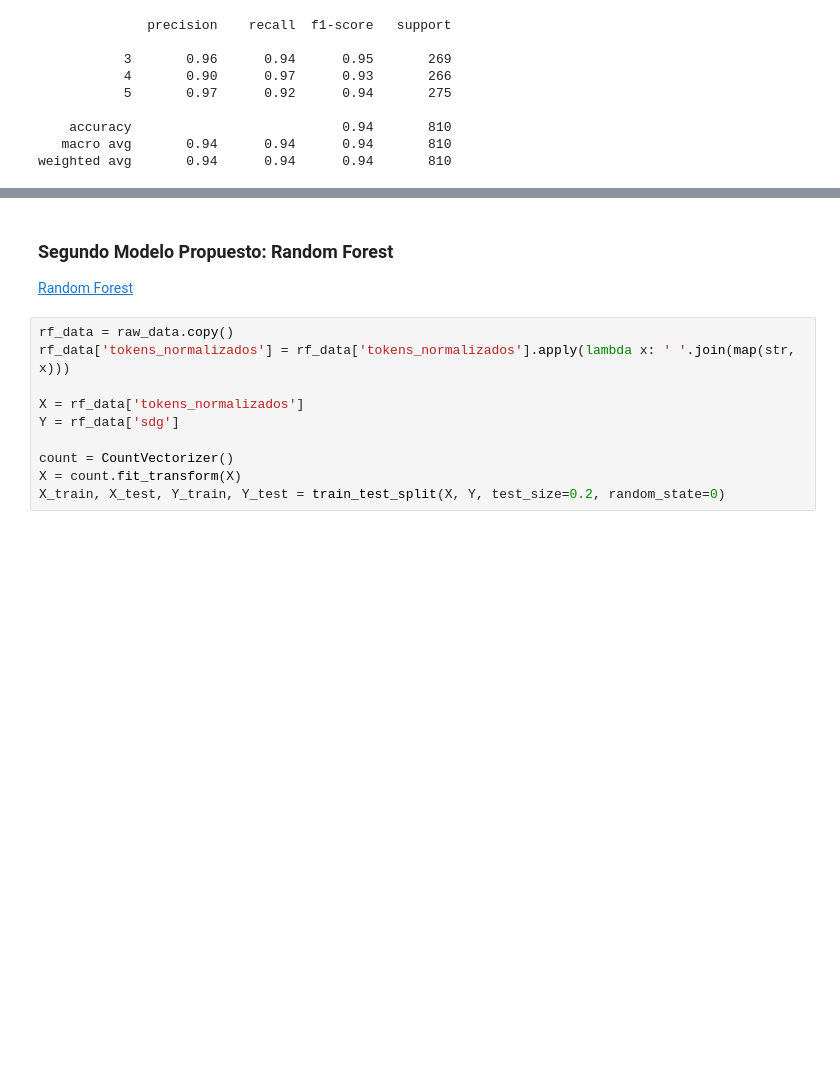
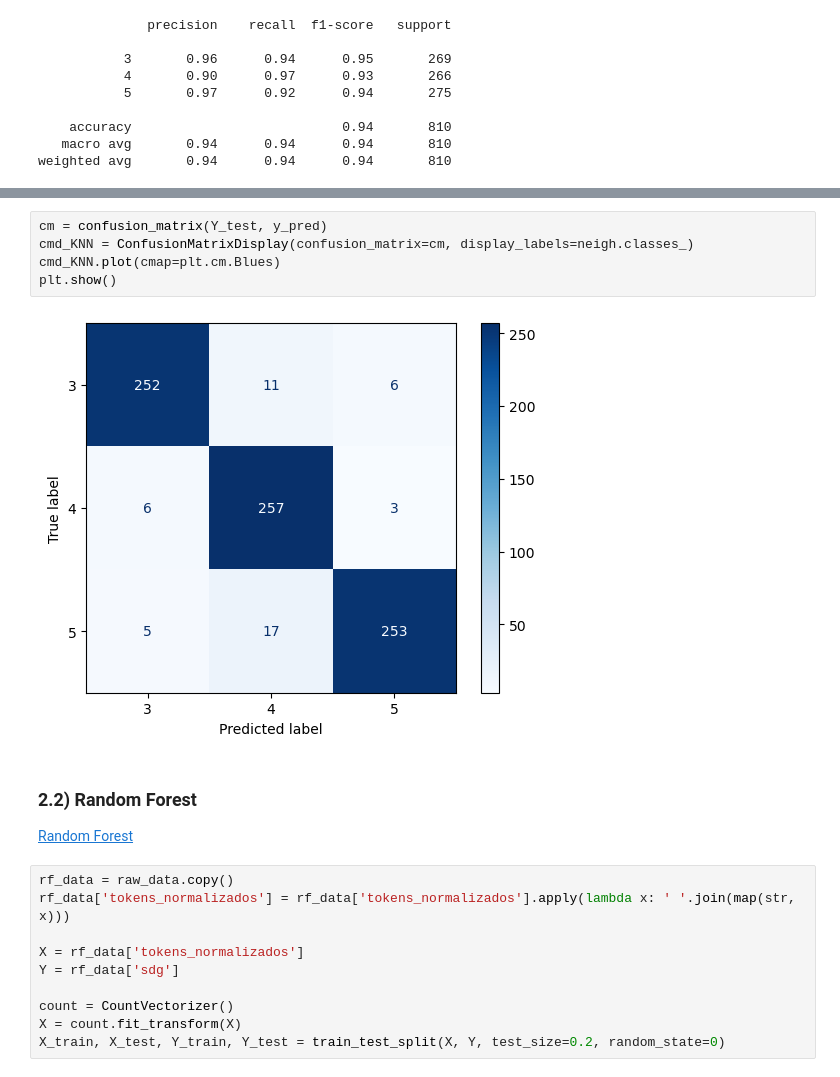
Before and after one commit to BI-DATASCIENCE/Proyecto-1, a Jupyter notebook: Proyecto1.ipynb, the cells around one changed output, grey strips where cells are left out. Saved outputs shown, nothing was run; the diff lists cells and outputs as text; blank space fills up the shorter version.

Commit message:
Rep. gráfica de los modelos

```diff
--- a/Proyecto1.ipynb
+++ b/Proyecto1.ipynb
@@ -295,5 +305,12 @@ weighted avg       0.94      0.94      0.94       810
+# %%
+cm = confusion_matrix(Y_test, y_pred)
+cmd_KNN = ConfusionMatrixDisplay(confusion_matrix=cm, display_labels=neigh.classes_)
+cmd_KNN.plot(cmap=plt.cm.Blues)
+plt.show()
+# %% [output]
+[figure, added]
 # %% [markdown]
-### Segundo Modelo Propuesto: Random Forest
+### 2.2) Random Forest
 
 [Random Forest](https://scikit-learn.org/stable/modules/generated/sklearn.ensemble.RandomForestClassifier.html)
 # %%
```
Also changed, not shown: parts of 17 cells of this notebook.
